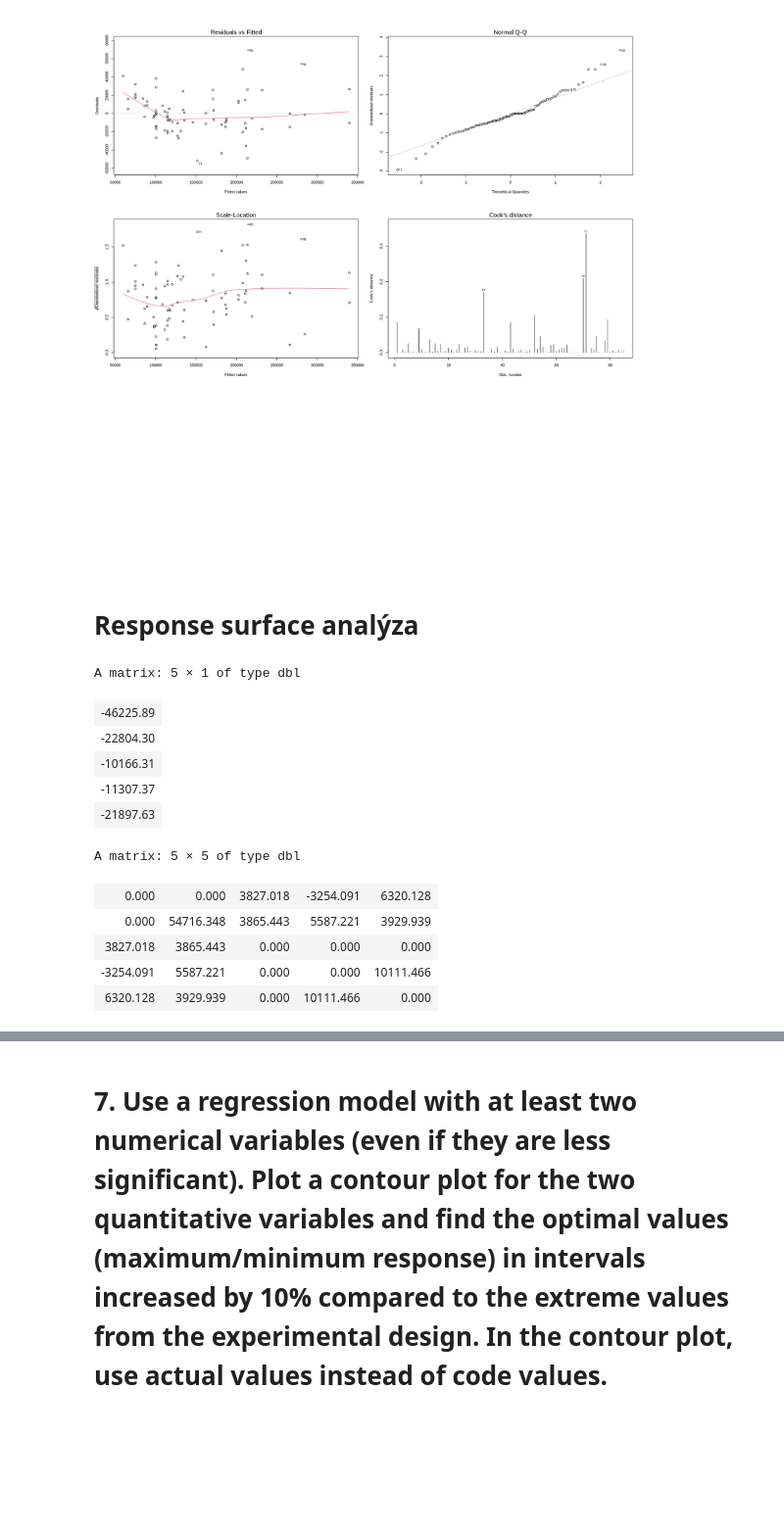
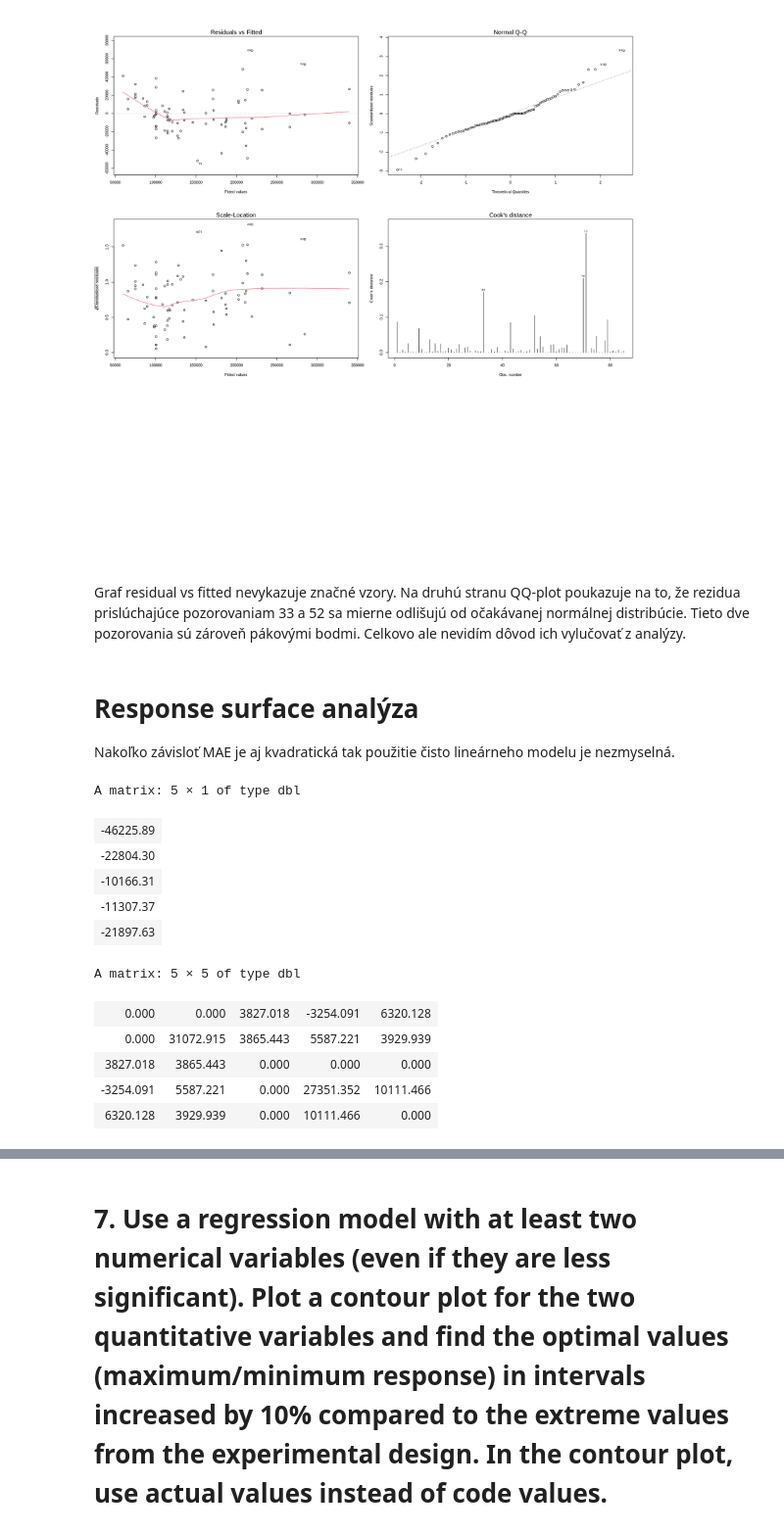
Before and after one commit to Many98/01NAEX, a Jupyter notebook: Protokol_EF.ipynb, the cells around one changed output, grey strips where cells are left out. Shown at 98% size. Cells and saved outputs as stored; diff of their text form; code cells hidden in the pictures; blank space fills up the shorter version.

```diff
--- a/Protokol_EF.ipynb
+++ b/Protokol_EF.ipynb
@@ -583,6 +610,8 @@ options(repr.plot.width = 15, repr.plot.height = 15)
 plot(final_lin_model, which=c(1,2,3,4))
 # %% [output]
 [figure]
+# %% [markdown]
+Graf residual vs fitted nevykazuje značné vzory. Na druhú stranu QQ-plot poukazuje na to, že rezidua prislúchajúce pozorovaniam 33 a 52 sa mierne odlišujú od očakávanej normálnej distribúcie. Tieto dve pozorovania sú zároveň pákovými bodmi. Celkovo ale nevidím dôvod ich vylučovať z analýzy.
 # %%
 #mapped_data <- data %>% mutate(
 #                           colsample_bytree = (colsample_bytree-0.75)/0.25,
@@ -593,46 +622,37 @@ plot(final_lin_model, which=c(1,2,3,4))
 #                           learning_rate = (learning_rate-0.119995)/0.030005,
 #                           test_mae = test_mae
 #                           )
-# %% [markdown]
-# Response surface analýza
+# %% [markdown]
+# Response surface analýza
+
+Nakoľko závisloť MAE je aj kvadratická tak použitie čisto lineárneho modelu je nezmyselná.
 # %%
  # cs_bt, cs_bn, sub, m_d, n_estim
  b = matrix(c(final_lin_model$coeff[2],final_lin_model$coeff[3], final_lin_model$coeff[4],
              final_lin_model$coeff[5], final_lin_model$coeff[6]),5,1)
- B = matrix(c(0, 0, final_lin_model$coeff[10]/2, final_lin_model$coeff[8]/2, final_lin_model$coeff[9]/2,
-              0, final_lin_model$coeff[7],final_lin_model$coeff[13]/2, final_lin_model$coeff[11]/2 ,final_lin_model$coeff[12]/2,
-              final_lin_model$coeff[10]/2, final_lin_model$coeff[13]/2,0,0,0,
-              final_lin_model$coeff[8]/2, final_lin_model$coeff[11]/2,0,0,final_lin_model$coeff[14]/2,
-              final_lin_model$coeff[9]/2,final_lin_model$coeff[12]/2, 0, final_lin_model$coeff[14]/2, 0)
+ B = matrix(c(0, 0, final_lin_model$coeff[11]/2, final_lin_model$coeff[9]/2, final_lin_model$coeff[10]/2,
+              0, final_lin_model$coeff[7],final_lin_model$coeff[14]/2, final_lin_model$coeff[12]/2 ,final_lin_model$coeff[13]/2,
+              final_lin_model$coeff[11]/2, final_lin_model$coeff[14]/2,0,0,0,
+              final_lin_model$coeff[9]/2, final_lin_model$coeff[12]/2,0,final_lin_model$coeff[8],final_lin_model$coeff[15]/2,
+              final_lin_model$coeff[10]/2,final_lin_model$coeff[13]/2, 0, final_lin_model$coeff[15]/2, 0)
 
               ,5,5)
+
+b
+B
+# %% [output]
+A matrix: 5 × 1 of type dbl
+| -46225.89 |
+| -22804.30 |
+| -10166.31 |
+| -11307.37 |
+| -21897.63 |
+A matrix: 5 × 5 of type dbl
+| 0.000 | 0.000 | 3827.018 | -3254.091 | 6320.128 |
+| 0.000 | 31072.915 | 3865.443 | 5587.221 | 3929.939 |
+| 3827.018 | 3865.443 | 0.000 | 0.000 | 0.000 |
+| -3254.091 | 5587.221 | 0.000 | 27351.352 | 10111.466 |
+| 6320.128 | 3929.939 | 0.000 | 10111.466 | 0.000 |
-# %%
- # cs_bt, cs_bn, sub, m_d, n_estim
- b = matrix(c(final_lin_model$coeff[2],final_lin_model$coeff[3], final_lin_model$coeff[4],
-             final_lin_model$coeff[5], final_lin_model$coeff[6]),5,1)
- B = matrix(c(0, 0, final_lin_model$coeff[10]/2, final_lin_model$coeff[8]/2, final_lin_model$coeff[9]/2,
-              0, final_lin_model$coeff[7],final_lin_model$coeff[13]/2, final_lin_model$coeff[11]/2 ,final_lin_model$coeff[12]/2,
-              final_lin_model$coeff[10]/2, final_lin_model$coeff[13]/2,0,0,0,
-              final_lin_model$coeff[8]/2, final_lin_model$coeff[11]/2,0,0,final_lin_model$coeff[14]/2,
-              final_lin_model$coeff[9]/2,final_lin_model$coeff[12]/2, 0, final_lin_model$coeff[14]/2, 0)
-
-              ,5,5)
-
-b
-B
-# %% [output]
-A matrix: 5 × 1 of type dbl
-| -46225.89 |
-| -22804.30 |
-| -10166.31 |
-| -11307.37 |
-| -21897.63 |
-A matrix: 5 × 5 of type dbl
-| 0.000 | 0.000 | 3827.018 | -3254.091 | 6320.128 |
-| 0.000 | 54716.348 | 3865.443 | 5587.221 | 3929.939 |
-| 3827.018 | 3865.443 | 0.000 | 0.000 | 0.000 |
-| -3254.091 | 5587.221 | 0.000 | 0.000 | 10111.466 |
-| 6320.128 | 3929.939 | 0.000 | 10111.466 | 0.000 |
 # %%
 x_stat = -1/2 * solve(B) %*% b
 
```
Also changed, not shown: parts of 10 cells of this notebook.
